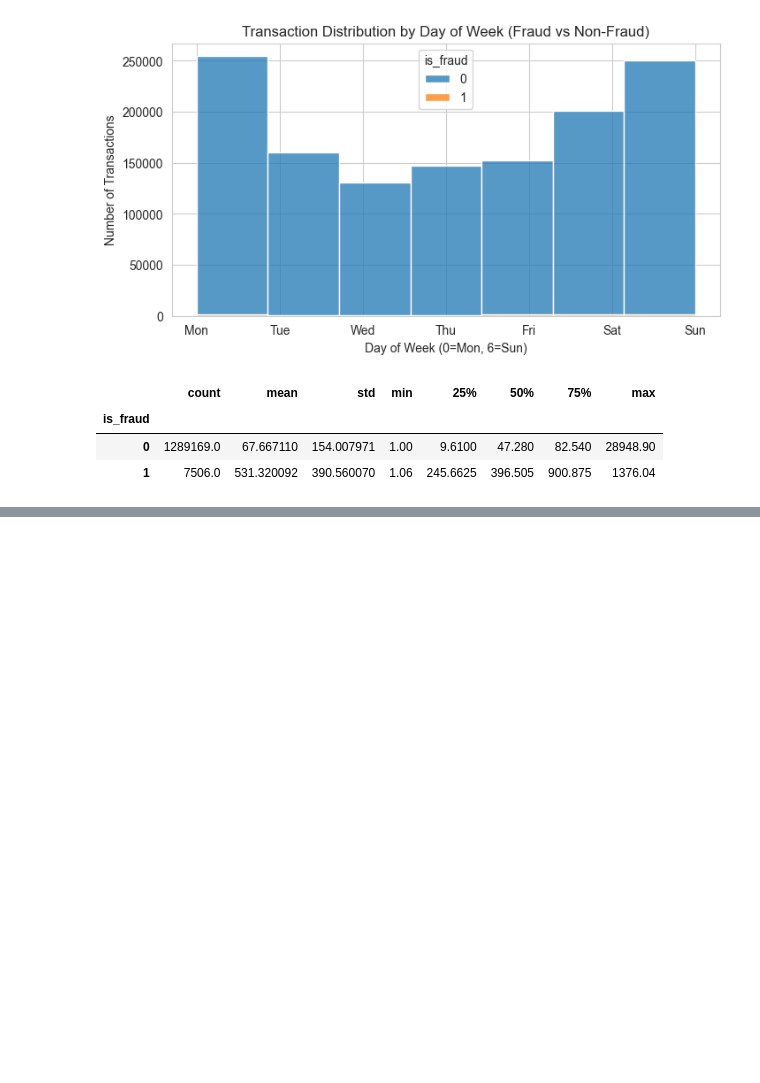
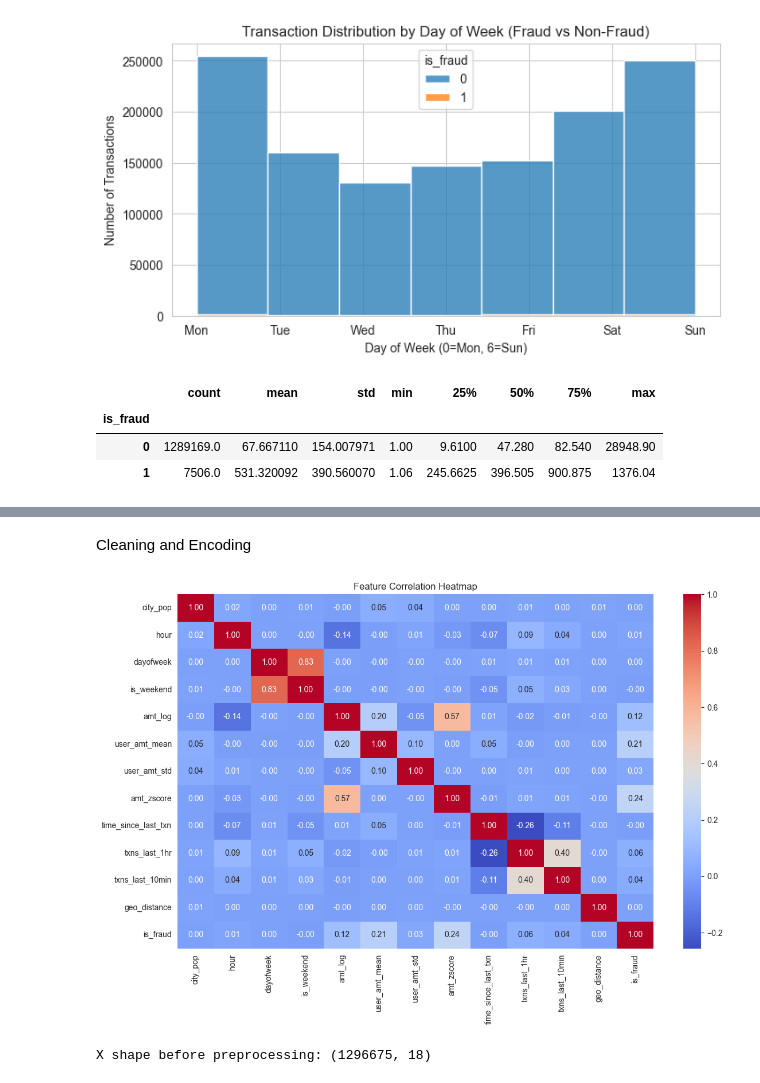
Before and after one commit to hemant-kb/FraudGuard, a Jupyter notebook: back.ipynb, the cells around one changed output, grey strips where cells are left out. Saved outputs shown, nothing was run; the diff lists cells and outputs as text; code cells hidden in the pictures; blank space fills up the shorter version.

```diff
--- a/back.ipynb
+++ b/back.ipynb
@@ -492,0 +296,13 @@ df.head()
+# %%
+# Velocity Features (How many seconds passed since the previous transaction for this same card?)
+
+df = df.sort_values(['cc_num', 'unix_time'])
+
+df['time_since_last_txn'] = (
+    df.groupby('cc_num')['unix_time']
+    .diff()
+    .fillna(999999)
+)
+# %%
+df['txns_last_1hr'] = (df['time_since_last_txn'] < 3600).astype(int)
+df['txns_last_10min'] = (df['time_since_last_txn'] < 600).astype(int)
@@ -492,0 +337,32 @@ df.head()
+# %% [markdown]
+Cleaning and Encoding
+# %%
+drop_columns = [
+    'trans_date_trans_time',
+    'unix_time',
+    'dob',
+    'cc_num',
+    'zip',
+    'lat', 'long',
+    'merch_lat', 'merch_long',
+    'amt'
+]
+
+df = df.drop(columns=drop_columns)
+# %%
+heatmap_cols = [
+    'city_pop', 'hour', 'dayofweek', 'is_weekend',
+    'amt_log', 'user_amt_mean', 'user_amt_std', 'amt_zscore',
+    'time_since_last_txn', 'txns_last_1hr', 'txns_last_10min',
+    'geo_distance', 'is_fraud'
+]
+
+corr = df[heatmap_cols].corr()
+
+plt.figure(figsize=(12,8))
+sns.heatmap(corr, annot=True, fmt=".2f", cmap='coolwarm')
+plt.title('Feature Correlation Heatmap')
+plt.tight_layout()
+plt.show()
+# %% [output]
+[figure, added]
@@ -492,0 +379,7 @@ df.head()
+# %%
+X = df.drop(columns=['is_fraud'])
+y = df['is_fraud']
+
+print("X shape before preprocessing:", X.shape)
+# %% [output]
+X shape before preprocessing: (1296675, 18)
```
Also changed, not shown: parts of 75 cells of this notebook.
